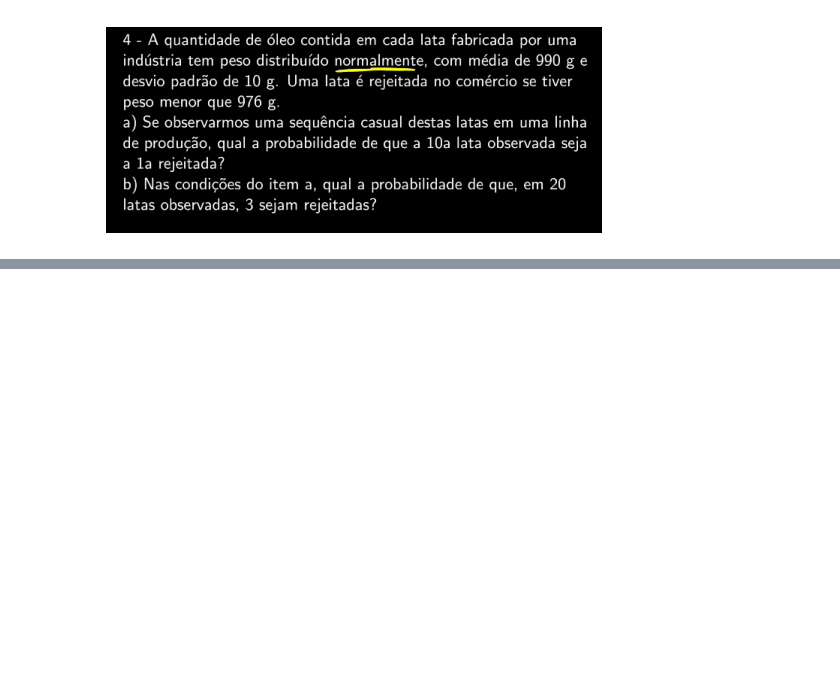
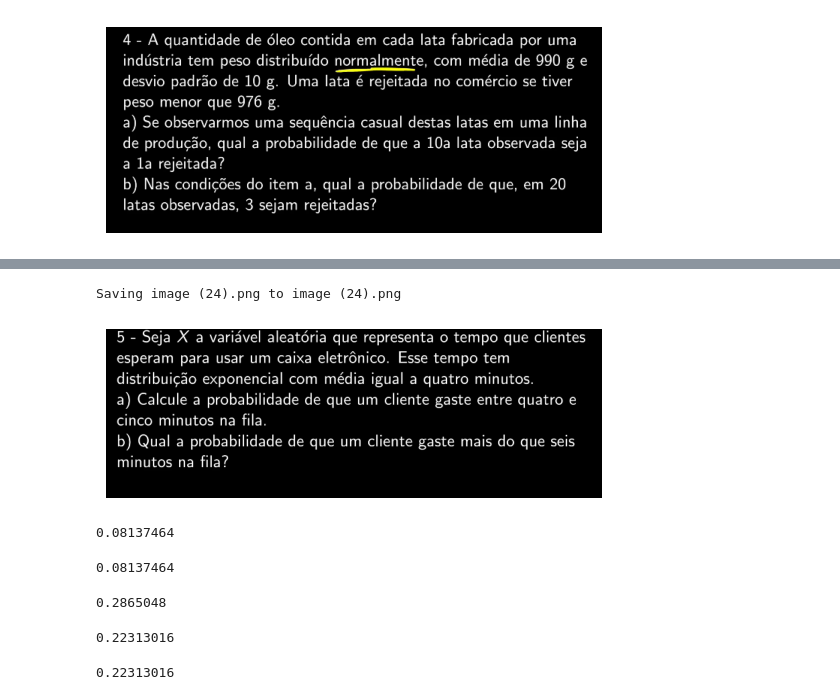
Before and after one commit to MArcoAEAandrade/Estudos-sobre-modelos-estat-sticos, a Jupyter notebook: Aulas_de_modelos_contínuos.ipynb, the cells around one changed output, grey strips where cells are left out. Saved outputs shown, nothing was run; the diff lists cells and outputs as text; code cells hidden in the pictures; blank space fills up the shorter version.

```diff
--- a/Aulas_de_modelos_contínuos.ipynb
+++ b/Aulas_de_modelos_contínuos.ipynb
@@ -476,0 +565,12 @@ Saving image (23).png to image (23) (1).png
+# %%
+
+from google.colab import files
+import matplotlib.pyplot as plt
+from PIL import Image
+uploaded = files.upload()
+img = Image.open("image (24).png")
+
+plt.imshow(img)
+plt.axis("off")
+plt.show()
+# %% [output]
@@ -476,0 +578,55 @@ Saving image (23).png to image (23) (1).png
+Saving image (24).png to image (24).png
+[figure, added]
+# %%
+#dados
+#a) P(4 <= X < = 5)
+import numpy as np
+import scipy.integrate
+u = 4 # minutos
+lambd = 1/u
+f = lambda x: lambd * np.exp(-lambd * x)
+p, erro = scipy.integrate.quad(f, 4, 5)
+print(round((p),8))
+# %% [output]
+0.08137464
+# %%
+import scipy.stats as st
+
+u = 4
+
+# P(4 <= X <= 5)
+p = st.expon.cdf(5, scale=u) - st.expon.cdf(4, scale=u)
+print(round((p),8))
+# %% [output]
+0.08137464
+# %%
+#b) P(X > = 5) = 1 - P(X < 5)
+import numpy as np
+import scipy.integrate
+u = 4 # minutos
+lambd = 1/u
+f = lambda x: lambd * np.exp(-lambd * x)
+p, erro = scipy.integrate.quad(f, 0, 5)
+print(round((1-p),8))
+# %% [output]
+0.2865048
+# %%
+#b) P(X > = 6)
+import scipy.stats as st
+
+u = 4
+
+p = st.expon.sf(6, scale=u)  # survival function = P(X > 5)
+print(round(p, 8))
+# %% [output]
+0.22313016
+# %%
+#b) P(X > = 6) = 1 - P(X < 6)
+import scipy.stats as st
+
+u = 4
+
+p = 1 - st.expon.cdf(6, scale=u)
+print(round(p, 8))
+# %% [output]
+0.22313016
```
Also changed, not shown: parts of 7 cells of this notebook.
